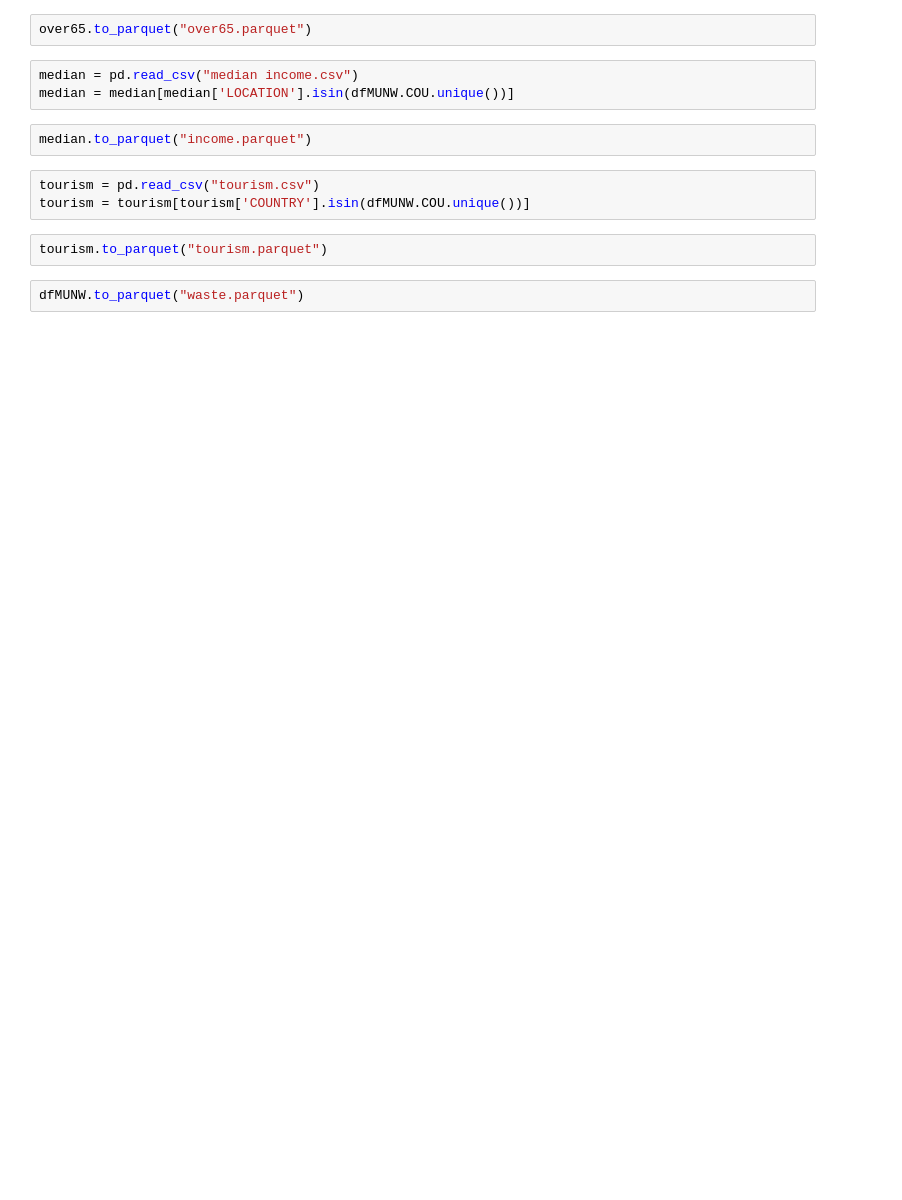
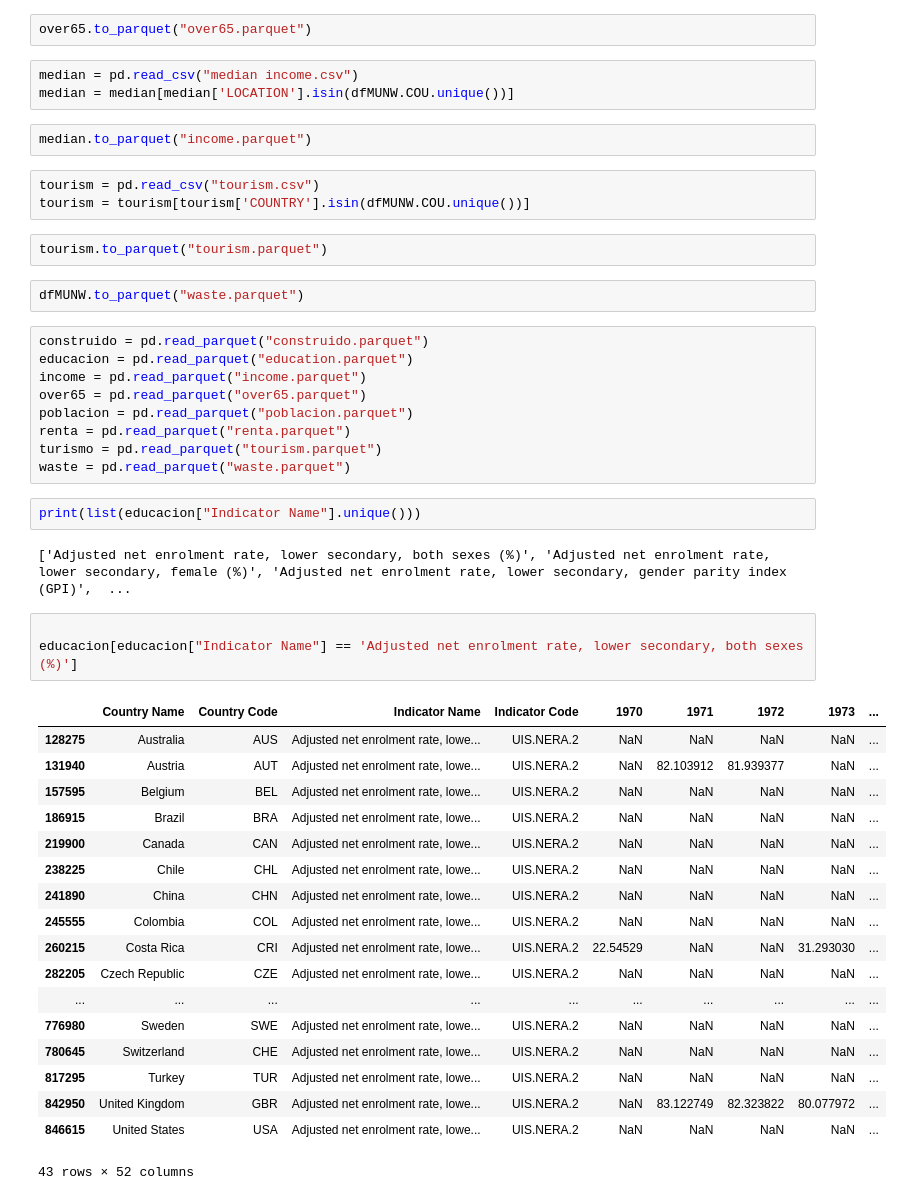
Before and after one commit to OscarGB/TFGInf, a Jupyter notebook: data.ipynb, the cells around one changed output. Drawn from its saved outputs; the diff is of its cells as text; blank space fills up the shorter version.

```diff
--- a/data.ipynb
+++ b/data.ipynb
@@ -167,3 +167,38 @@ tourism = tourism[tourism['COUNTRY'].isin(dfMUNW.COU.unique())]
 tourism.to_parquet("tourism.parquet")
 # %%
 dfMUNW.to_parquet("waste.parquet")
+# %%
+construido = pd.read_parquet("construido.parquet")
+educacion = pd.read_parquet("education.parquet")
+income = pd.read_parquet("income.parquet")
+over65 = pd.read_parquet("over65.parquet")
+poblacion = pd.read_parquet("poblacion.parquet")
+renta = pd.read_parquet("renta.parquet")
+turismo = pd.read_parquet("tourism.parquet")
+waste = pd.read_parquet("waste.parquet")
+# %%
+print(list(educacion["Indicator Name"].unique()))
+# %% [output]
+['Adjusted net enrolment rate, lower secondary, both sexes (%)', 'Adjusted net enrolment rate, lower secondary, female (%)', 'Adjusted net enrolment rate, lower secondary, gender parity index (GPI)',  ...
+# %%
+
+educacion[educacion["Indicator Name"] == 'Adjusted net enrolment rate, lower secondary, both sexes (%)']
+# %% [output]
+|  | Country Name | Country Code | Indicator Name | Indicator Code | 1970 | 1971 | 1972 | 1973 | ... |
+| 128275 | Australia | AUS | Adjusted net enrolment rate, lowe... | UIS.NERA.2 | NaN | NaN | NaN | NaN | ... |
+| 131940 | Austria | AUT | Adjusted net enrolment rate, lowe... | UIS.NERA.2 | NaN | 82.103912 | 81.939377 | NaN | ... |
+| 157595 | Belgium | BEL | Adjusted net enrolment rate, lowe... | UIS.NERA.2 | NaN | NaN | NaN | NaN | ... |
+| 186915 | Brazil | BRA | Adjusted net enrolment rate, lowe... | UIS.NERA.2 | NaN | NaN | NaN | NaN | ... |
+| 219900 | Canada | CAN | Adjusted net enrolment rate, lowe... | UIS.NERA.2 | NaN | NaN | NaN | NaN | ... |
+| 238225 | Chile | CHL | Adjusted net enrolment rate, lowe... | UIS.NERA.2 | NaN | NaN | NaN | NaN | ... |
+| 241890 | China | CHN | Adjusted net enrolment rate, lowe... | UIS.NERA.2 | NaN | NaN | NaN | NaN | ... |
+| 245555 | Colombia | COL | Adjusted net enrolment rate, lowe... | UIS.NERA.2 | NaN | NaN | NaN | NaN | ... |
+| 260215 | Costa Rica | CRI | Adjusted net enrolment rate, lowe... | UIS.NERA.2 | 22.54529 | NaN | NaN | 31.293030 | ... |
+| 282205 | Czech Republic | CZE | Adjusted net enrolment rate, lowe... | UIS.NERA.2 | NaN | NaN | NaN | NaN | ... |
+| ... | ... | ... | ... | ... | ... | ... | ... | ... | ... |
+| 776980 | Sweden | SWE | Adjusted net enrolment rate, lowe... | UIS.NERA.2 | NaN | NaN | NaN | NaN | ... |
+| 780645 | Switzerland | CHE | Adjusted net enrolment rate, lowe... | UIS.NERA.2 | NaN | NaN | NaN | NaN | ... |
+| 817295 | Turkey | TUR | Adjusted net enrolment rate, lowe... | UIS.NERA.2 | NaN | NaN | NaN | NaN | ... |
+| 842950 | United Kingdom | GBR | Adjusted net enrolment rate, lowe... | UIS.NERA.2 | NaN | 83.122749 | 82.323822 | 80.077972 | ... |
+| 846615 | United States | USA | Adjusted net enrolment rate, lowe... | UIS.NERA.2 | NaN | NaN | NaN | NaN | ... |
+43 rows × 52 columns
```
Also changed, not shown: parts of 7 cells of this notebook, 3 other files.
